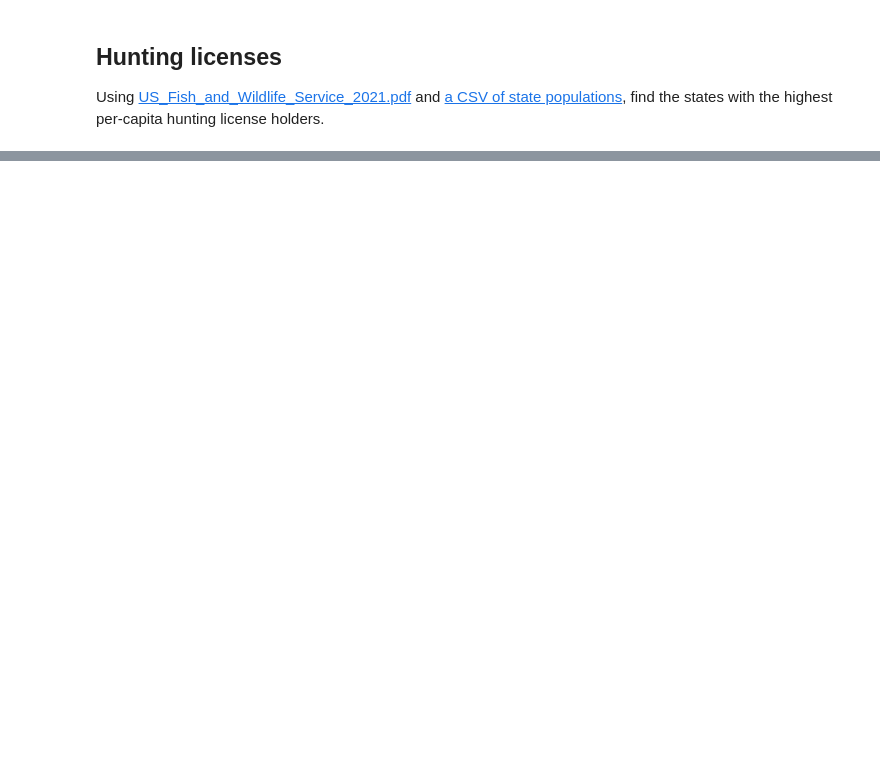
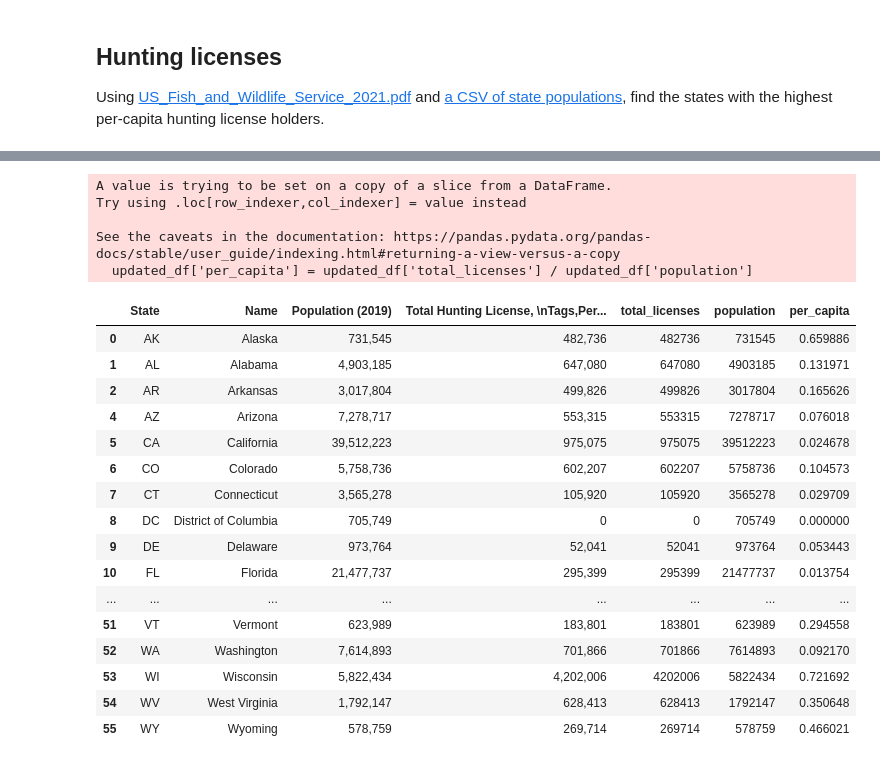
Before and after one commit to nisha5hetty/08-homework, a Jupyter notebook: Parsing PDFs Homework.ipynb, the cells around one changed output, grey strips where cells are left out. Cells and saved outputs as stored; diff of their text form; code cells hidden in the pictures; blank space fills up the shorter version.

```diff
--- a/Parsing PDFs Homework.ipynb
+++ b/Parsing PDFs Homework.ipynb
@@ -255,0 +1008,4 @@ updated_df = combined[['State', 'Name','Population (2019)','Paid Hunting License
+# %%
+# Clean up table so it only shows the columns needed to calculate per capita hunting licenses - population and total hunting licenses
+updated_df = combined_table[['State', 'Name','Population (2019)','Total Hunting License, \nTags,Permits & Stamps**']]
+updated_df
@@ -255,0 +1036,5 @@ updated_df = combined[['State', 'Name','Population (2019)','Paid Hunting License
+# %%
+# Remove spaces and convert license column from string to integer
+# Create a new column called 'total licenses'
+updated_df['total_licenses'] = updated_df['Total Hunting License, \nTags,Permits & Stamps**'].str.replace(",", "").astype(int)
+updated_df
@@ -255,0 +1064,8 @@ updated_df = combined[['State', 'Name','Population (2019)','Paid Hunting License
+# %%
+# Drop NaN values
+updated_df = updated_df.dropna()
+# %%
+# Remove spaces and convert population column from string to integer
+# Create a new column called 'population'
+updated_df['population'] = updated_df['Population (2019)'].str.replace(",", "").astype(int)
+updated_df
@@ -255,0 +1095,28 @@ updated_df = combined[['State', 'Name','Population (2019)','Paid Hunting License
+# %%
+# Calculate per capita licenses
+# Create a new column called 'per_capita'
+updated_df['per_capita'] = updated_df['total_licenses'] / updated_df['population']
+updated_df
+# %% [output]
+A value is trying to be set on a copy of a slice from a DataFrame.
+Try using .loc[row_indexer,col_indexer] = value instead
+
+See the caveats in the documentation: https://pandas.pydata.org/pandas-docs/stable/user_guide/indexing.html#returning-a-view-versus-a-copy
+  updated_df['per_capita'] = updated_df['total_licenses'] / updated_df['population']
+|  | State | Name | Population (2019) | Total Hunting License, \nTags,Per... | total_licenses | population | per_capita |
+| 0 | AK | Alaska | 731,545 | 482,736 | 482736 | 731545 | 0.659886 |
+| 1 | AL | Alabama | 4,903,185 | 647,080 | 647080 | 4903185 | 0.131971 |
+| 2 | AR | Arkansas | 3,017,804 | 499,826 | 499826 | 3017804 | 0.165626 |
+| 4 | AZ | Arizona | 7,278,717 | 553,315 | 553315 | 7278717 | 0.076018 |
+| 5 | CA | California | 39,512,223 | 975,075 | 975075 | 39512223 | 0.024678 |
+| 6 | CO | Colorado | 5,758,736 | 602,207 | 602207 | 5758736 | 0.104573 |
+| 7 | CT | Connecticut | 3,565,278 | 105,920 | 105920 | 3565278 | 0.029709 |
+| 8 | DC | District of Columbia | 705,749 | 0 | 0 | 705749 | 0.000000 |
+| 9 | DE | Delaware | 973,764 | 52,041 | 52041 | 973764 | 0.053443 |
+| 10 | FL | Florida | 21,477,737 | 295,399 | 295399 | 21477737 | 0.013754 |
+| ... | ... | ... | ... | ... | ... | ... | ... |
+| 51 | VT | Vermont | 623,989 | 183,801 | 183801 | 623989 | 0.294558 |
+| 52 | WA | Washington | 7,614,893 | 701,866 | 701866 | 7614893 | 0.092170 |
+| 53 | WI | Wisconsin | 5,822,434 | 4,202,006 | 4202006 | 5822434 | 0.721692 |
+| 54 | WV | West Virginia | 1,792,147 | 628,413 | 628413 | 1792147 | 0.350648 |
+| 55 | WY | Wyoming | 578,759 | 269,714 | 269714 | 578759 | 0.466021 |
```
Also changed, not shown: parts of 81 cells of this notebook, 1 other file.
